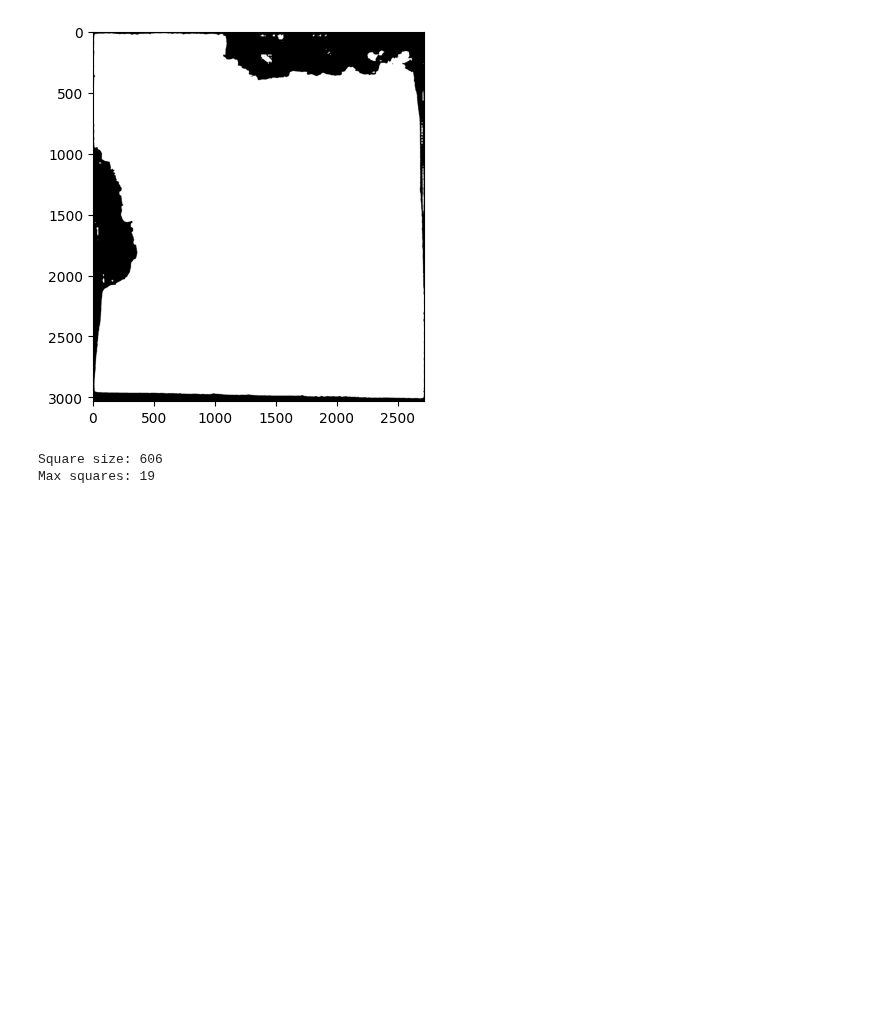
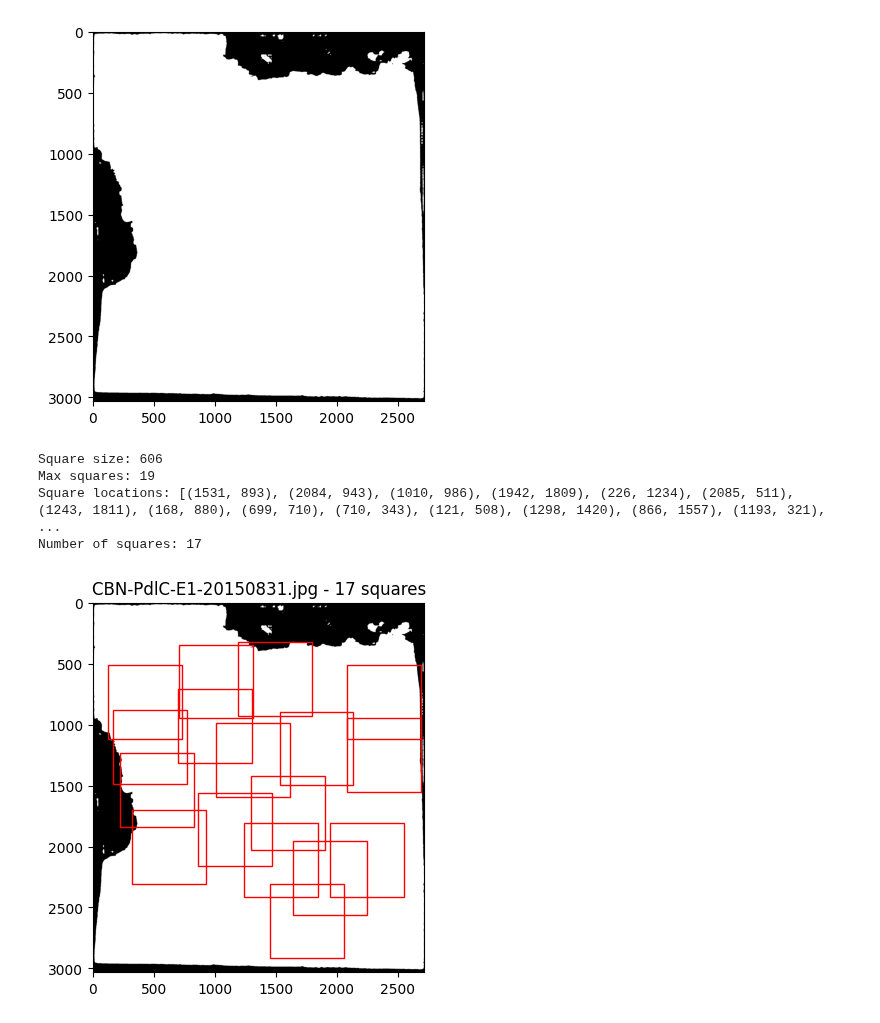
Before and after one commit to dsgt-arc/plantclef-2025, a Jupyter notebook: notebooks/masking/20250303-acm-polygon-cover.ipynb, the cells around one changed output. Cells and saved outputs as stored; diff of their text form; code cells hidden in the pictures; blank space fills up the shorter version.

```diff
--- a/notebooks/masking/20250303-acm-polygon-cover.ipynb
+++ b/notebooks/masking/20250303-acm-polygon-cover.ipynb
@@ -203,38 +221,42 @@ def optimize_and_plot(row, grid_size=5):
     print("Max squares:", max_squares)
     coverage_weight = -1  # Adjust these weights as needed
     overlap_weight = 0.01
-    unused_weight = 10
+    unused_weight = -10
 
     # 3. Optimize square placement
     square_locations = square_coverage_optimization(
         mask,
         square_size,
         max_squares,
         coverage_weight,
         overlap_weight,
         unused_weight,
         popsize=20,
         maxiter=500,
         tol=0.01,
+        resize_dim=50,
     )
     print("Square locations:", square_locations)
     print("Number of squares:", len(square_locations))
-    plt.imshow(image, cmap="gray")  # Display the image mask
+    plt.imshow(mask, cmap="gray")  # Display the image mask
     for x, y in square_locations:
         rect = plt.Rectangle(
             (x, y),
             square_size,
             square_size,
             linewidth=1,
             edgecolor="r",
             facecolor="none",
         )  # red outlines
         plt.gca().add_patch(rect)
     plt.title(f"{row.image_name} - {len(square_locations)} squares")
     plt.show()
 
 
 optimize_and_plot(row)
 # %% [output]
 Square size: 606
 Max squares: 19
+Square locations: [(1531, 893), (2084, 943), (1010, 986), (1942, 1809), (226, 1234), (2085, 511), (1243, 1811), (168, 880), (699, 710), (710, 343), (121, 508), (1298, 1420), (866, 1557), (1193, 321),  ...
+Number of squares: 17
+[figure, added]
```
Also changed, not shown: parts of 3 cells of this notebook.
